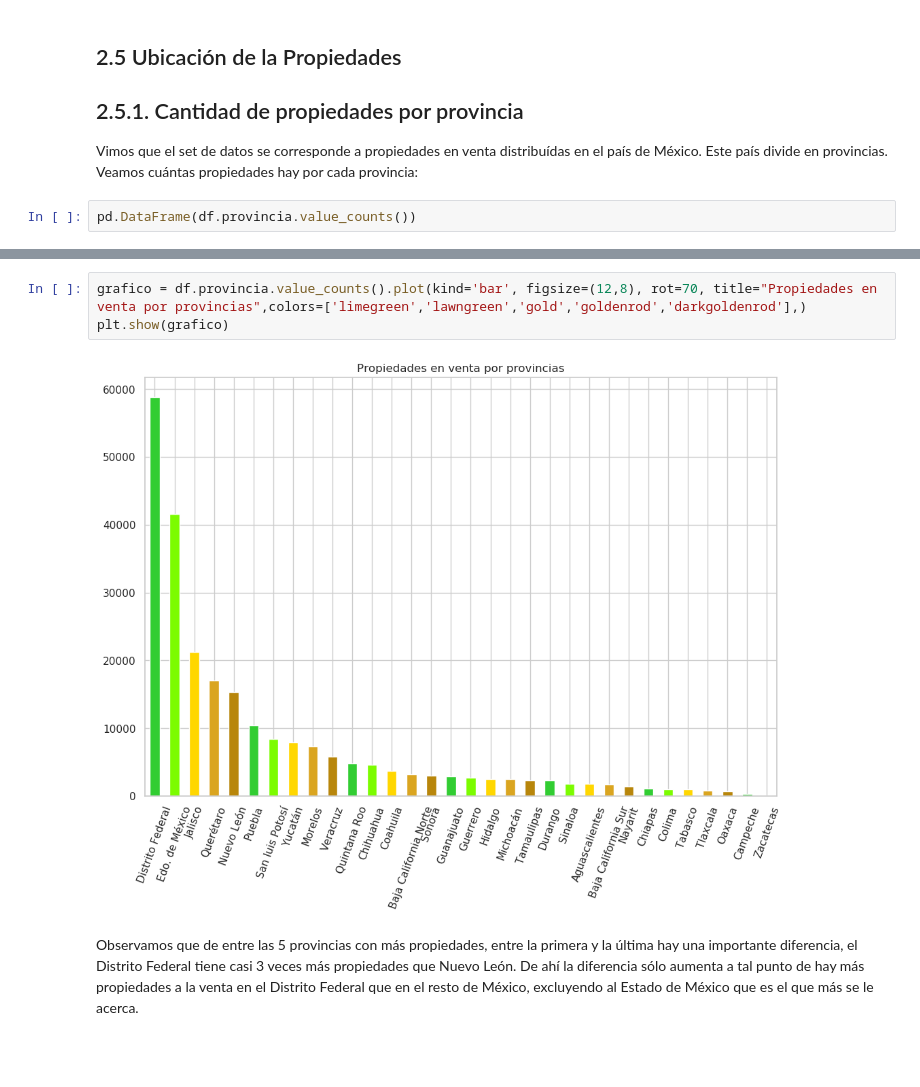
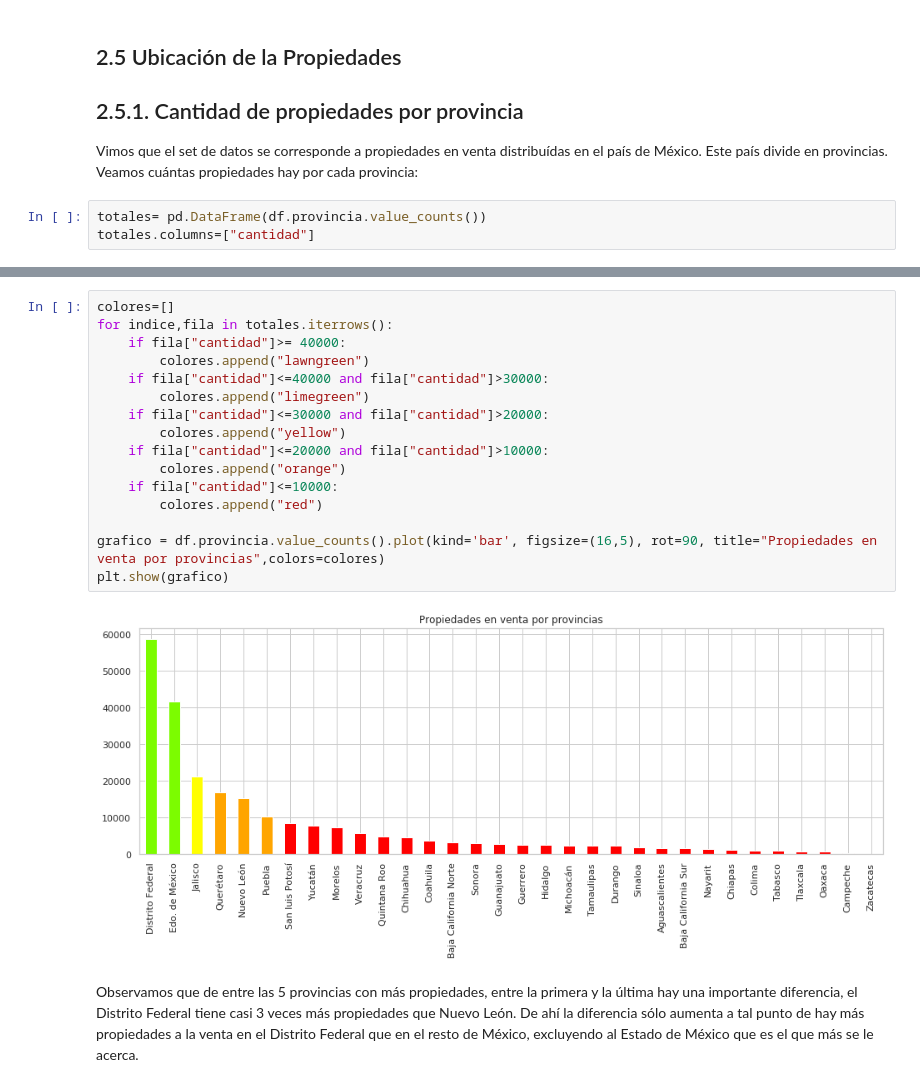
Before and after one commit to tomasSabao/TP1-OrganizacionDeDatos, a Jupyter notebook: TP1.ipynb, the cells around one changed output, grey strips where cells are left out. Drawn from its saved outputs; the diff is of its cells as text; blank space fills up the shorter version.

```diff
--- a/TP1.ipynb
+++ b/TP1.ipynb
@@ -315,4 +315,5 @@ El lógicamente área industrial ocupa en promedio mucho más espacio que las de
 
 Vimos que el set de datos se corresponde a propiedades en venta distribuídas en el país de México. Este país divide en provincias. Veamos cuántas propiedades hay por cada provincia:
 # %%
-pd.DataFrame(df.provincia.value_counts())
+totales= pd.DataFrame(df.provincia.value_counts())
+totales.columns=["cantidad"]
@@ -337,8 +320,21 @@ pd.DataFrame(df.provincia.value_counts())
-# %%
-grafico = df.provincia.value_counts().plot(kind='bar', figsize=(12,8), rot=70, title="Propiedades en venta por provincias",colors=['limegreen','lawngreen','gold','goldenrod','darkgoldenrod'],)
-plt.show(grafico)
-# %% [output]
-[figure, removed]
+# %%
+colores=[]
+for indice,fila in totales.iterrows():
+    if fila["cantidad"]>= 40000:
+        colores.append("lawngreen")
+    if fila["cantidad"]<=40000 and fila["cantidad"]>30000:
+        colores.append("limegreen")
+    if fila["cantidad"]<=30000 and fila["cantidad"]>20000:
+        colores.append("yellow")
+    if fila["cantidad"]<=20000 and fila["cantidad"]>10000:
+        colores.append("orange")
+    if fila["cantidad"]<=10000:
+        colores.append("red")
+
+grafico = df.provincia.value_counts().plot(kind='bar', figsize=(16,5), rot=90, title="Propiedades en venta por provincias",colors=colores)
+plt.show(grafico)
+# %% [output]
+[figure, added]
 # %% [markdown]
 Observamos que de entre las 5 provincias con más propiedades, entre la primera y la última hay una importante diferencia, el Distrito Federal tiene casi 3 veces más propiedades que Nuevo León. De ahí la diferencia sólo aumenta a tal punto de hay más propiedades a la venta en el Distrito Federal que en el resto de México, excluyendo al Estado de México que es el que más se le acerca.
 # %% [markdown]
```
Also changed, not shown: parts of 2 cells of this notebook.
